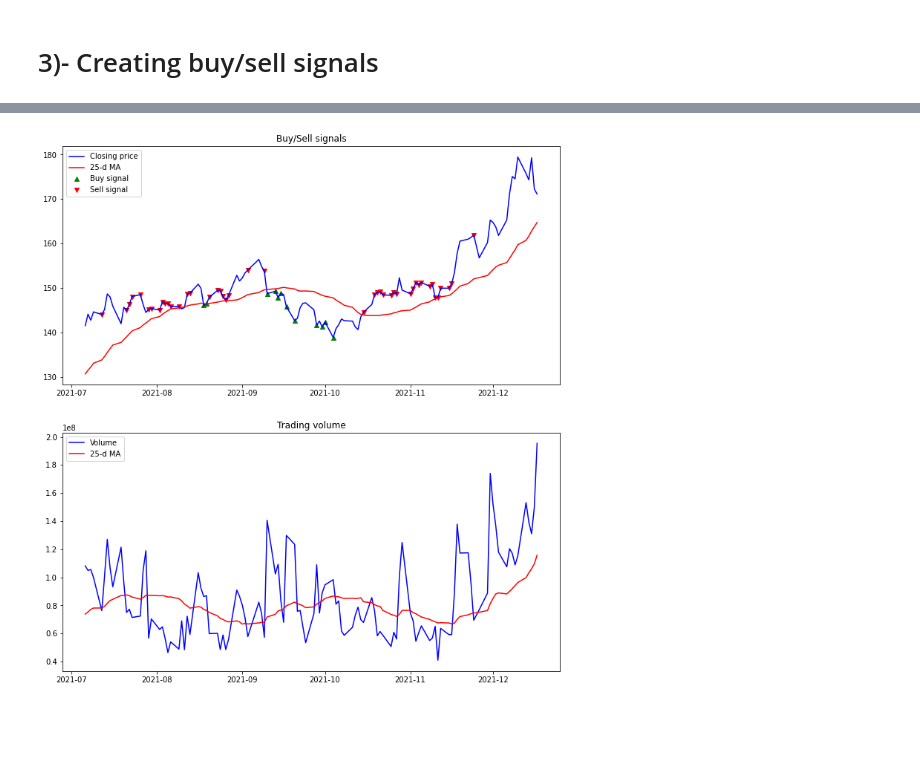
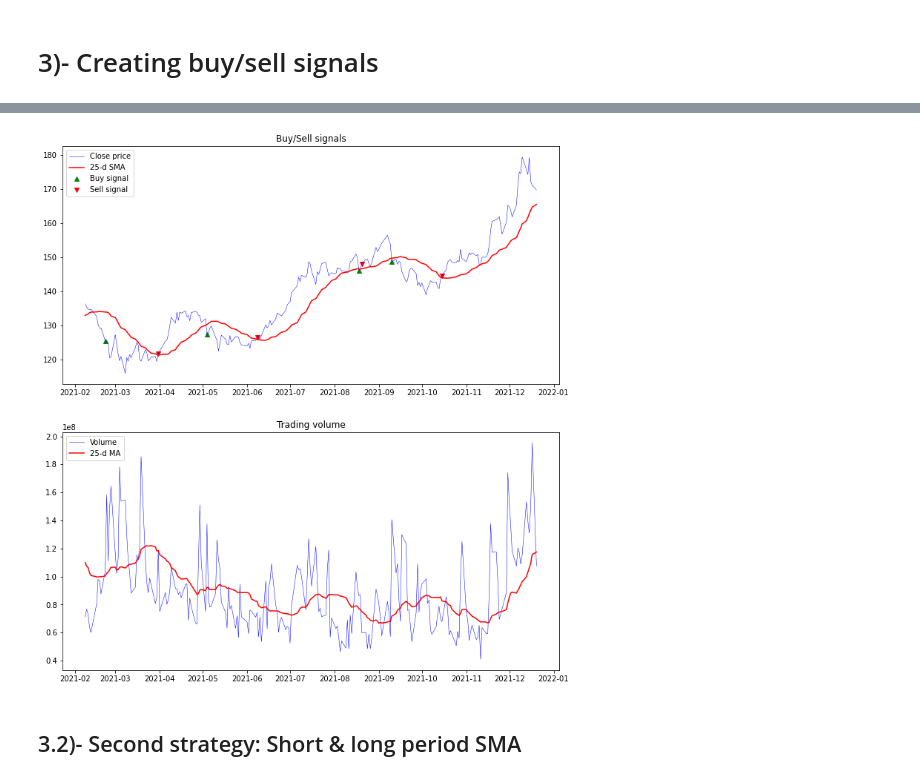
Before and after one commit to aahouzi/Stock-price-forecasting, a Jupyter notebook: notebooks/Momentum_trading_strategy.ipynb, the cells around one changed output, grey strips where cells are left out. Cells and saved outputs as stored; diff of their text form; code cells hidden in the pictures; blank space fills up the shorter version.

Commit message:
Short/long period SMA

```diff
--- a/notebooks/Momentum_trading_strategy.ipynb
+++ b/notebooks/Momentum_trading_strategy.ipynb
@@ -36,7 +39,7 @@ import numpy as np
 - First, let's load our AAPL stock data for the last 200 days from YahooFinance:
 # %%
 aapl = yf.Ticker("AAPL")
-df_apple = aapl.history(start="2021-6-1", end="2021-12-18", interval="1d")
+df_apple = aapl.history(start="2021-1-1", end=datetime.today().strftime('%Y-%m-%d'), interval="1d")
 df_apple.head()
 # %% [output]
 |  | Open | High | Low | Close | Volume | Dividends | Stock Splits |
@@ -56,12 +59,12 @@ df_apple.shape
 - We will also have empty values in the first 24 days of the computed moving averages, since there are not enough data to compute over.
 # %%
-# Let's compute the 5-d, 15-d and 25-d MA for visualization
-df_apple["5d_ma_price"] = df_apple['Close'].rolling(5).mean()
-df_apple["15d_ma_price"] = df_apple['Close'].rolling(15).mean()
-df_apple["25d_ma_price"] = df_apple['Close'].rolling(25).mean()
+# Let's compute the 5-d, 15-d and 25-d SMA for visualization
+df_apple["5d_sma_price"] = df_apple['Close'].rolling(5).mean()
+df_apple["15d_sma_price"] = df_apple['Close'].rolling(15).mean()
+df_apple["25d_sma_price"] = df_apple['Close'].rolling(25).mean()
 
-# The 25-d MA for trading volume
-df_apple["25d_ma_volume"] = df_apple['Volume'].rolling(25).mean()
-df_apple = df_apple[df_apple["25d_ma_price"].notna()]
+# The 25-d SMA for trading volume
+df_apple["25d_sma_volume"] = df_apple['Volume'].rolling(25).mean()
+df_apple = df_apple[df_apple["25d_sma_price"].notna()]
 df_apple.head()
 # %% [output]
@@ -116,16 +141,19 @@ df_apple.head()
 # %%
 # Let's visualize buying/selling signals in the chart
 fig, ax = plt.subplots(2, 1, figsize=(12, 13))
-ax[0].plot(df_apple['Close'] , label='Closing price', color='blue')
-ax[0].plot(df_apple['25d_ma_price'], color='red', label='25-d MA')
-ax[0].scatter(df_apple.index , df_apple['buy_signal'], label='Buy signal', marker='^', color='green')
-ax[0].scatter(df_apple.index , df_apple['sell_signal'] , label='Sell signal' , marker='v', color='red')
+ax[0].plot(df_apple['Close'] , label='Close price', linewidth=0.5, color='blue')
+ax[0].plot(df_apple['25d_sma_price'], color='red', label='25-d SMA')
+ax[0].scatter(df_apple.index , df_apple['buy_signals'], label='Buy signal', marker='^', color='green')
+ax[0].scatter(df_apple.index , df_apple['sell_signals'] , label='Sell signal' , marker='v', color='red')
 ax[0].set_title("Buy/Sell signals")
 ax[0].legend(loc='best')
-ax[1].plot(df_apple['Volume'] , label='Volume', color='blue')
-ax[1].plot(df_apple['25d_ma_volume'], color='red', label='25-d MA')
+
+ax[1].plot(df_apple['Volume'] , label='Volume', linewidth=0.5, color='blue')
+ax[1].plot(df_apple['25d_sma_volume'], color='red', label='25-d MA')
 ax[1].set_title("Trading volume")
 ax[1].legend(loc='best')
 plt.show()
 # %% [output]
-[figure, old version]
+[figure, new version]
+# %% [markdown]
+## 3.2)- Second strategy: Short & long period SMA
```
Also changed, not shown: parts of 17 cells of this notebook.
